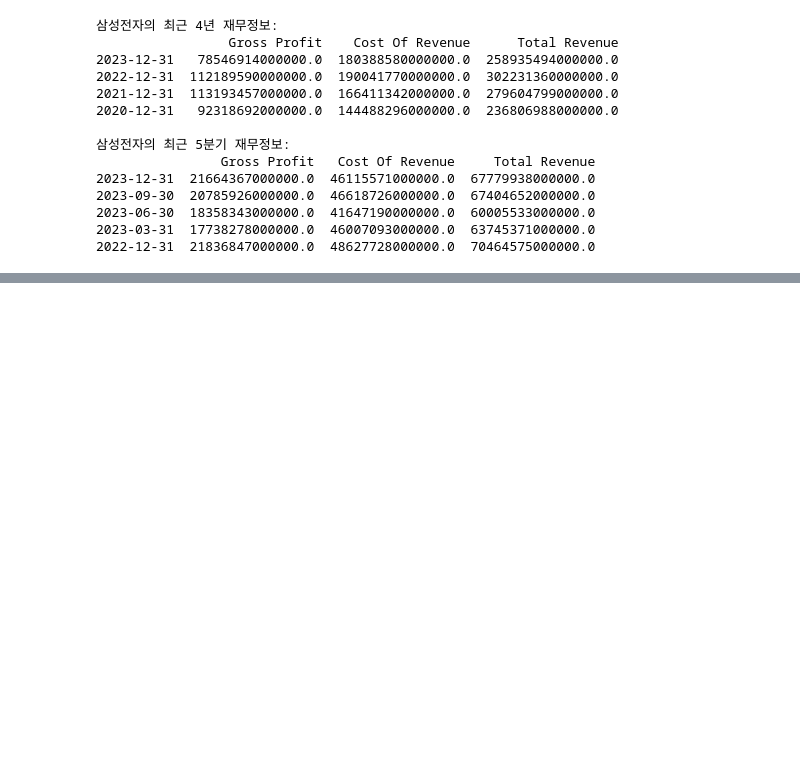
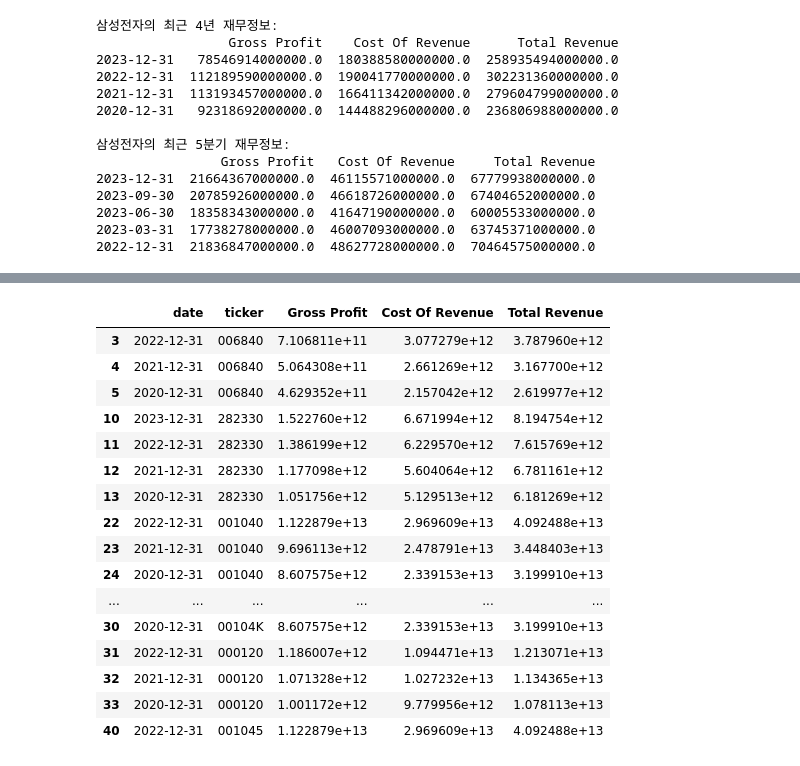
Before and after one commit to seok-jin/basic_deep_learning_1, a Jupyter notebook: pykrx/pick_stock.ipynb, the cells around one changed output, grey strips where cells are left out. Saved outputs shown, nothing was run; the diff lists cells and outputs as text; code cells hidden in the pictures; blank space fills up the shorter version.

```diff
--- a/pykrx/pick_stock.ipynb
+++ b/pykrx/pick_stock.ipynb
@@ -125,0 +142,7 @@ nvidia_annual.to_csv('annual_financials_info.csv')
+# %%
+d = set(a+b+c)
+# %%
+d = list(d)
+# %%
+idx_a = df_annual_financials_info[df_annual_financials_info['ticker'].isin(d)].index
+df_annual_financials_info_d = df_annual_financials_info.drop(idx_a)
@@ -125,0 +239,20 @@ nvidia_annual.to_csv('annual_financials_info.csv')
+# %%
+df_annual_financials_info_d[df_annual_financials_info_d['ticker'].isin(ddd)].head(20)
+# %% [output]
+|  | date | ticker | Gross Profit | Cost Of Revenue | Total Revenue |
+| 3 | 2022-12-31 | 006840 | 7.106811e+11 | 3.077279e+12 | 3.787960e+12 |
+| 4 | 2021-12-31 | 006840 | 5.064308e+11 | 2.661269e+12 | 3.167700e+12 |
+| 5 | 2020-12-31 | 006840 | 4.629352e+11 | 2.157042e+12 | 2.619977e+12 |
+| 10 | 2023-12-31 | 282330 | 1.522760e+12 | 6.671994e+12 | 8.194754e+12 |
+| 11 | 2022-12-31 | 282330 | 1.386199e+12 | 6.229570e+12 | 7.615769e+12 |
+| 12 | 2021-12-31 | 282330 | 1.177098e+12 | 5.604064e+12 | 6.781161e+12 |
+| 13 | 2020-12-31 | 282330 | 1.051756e+12 | 5.129513e+12 | 6.181269e+12 |
+| 22 | 2022-12-31 | 001040 | 1.122879e+13 | 2.969609e+13 | 4.092488e+13 |
+| 23 | 2021-12-31 | 001040 | 9.696113e+12 | 2.478791e+13 | 3.448403e+13 |
+| 24 | 2020-12-31 | 001040 | 8.607575e+12 | 2.339153e+13 | 3.199910e+13 |
+| ... | ... | ... | ... | ... | ... |
+| 30 | 2020-12-31 | 00104K | 8.607575e+12 | 2.339153e+13 | 3.199910e+13 |
+| 31 | 2022-12-31 | 000120 | 1.186007e+12 | 1.094471e+13 | 1.213071e+13 |
+| 32 | 2021-12-31 | 000120 | 1.071328e+12 | 1.027232e+13 | 1.134365e+13 |
+| 33 | 2020-12-31 | 000120 | 1.001172e+12 | 9.779956e+12 | 1.078113e+13 |
+| 40 | 2022-12-31 | 001045 | 1.122879e+13 | 2.969609e+13 | 4.092488e+13 |
```
Also changed, not shown: parts of 13 cells of this notebook, 1 other file.
